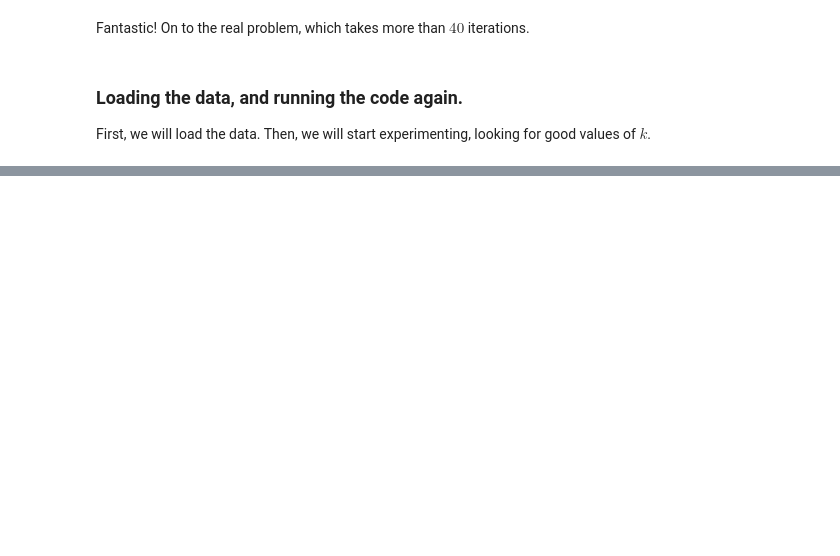
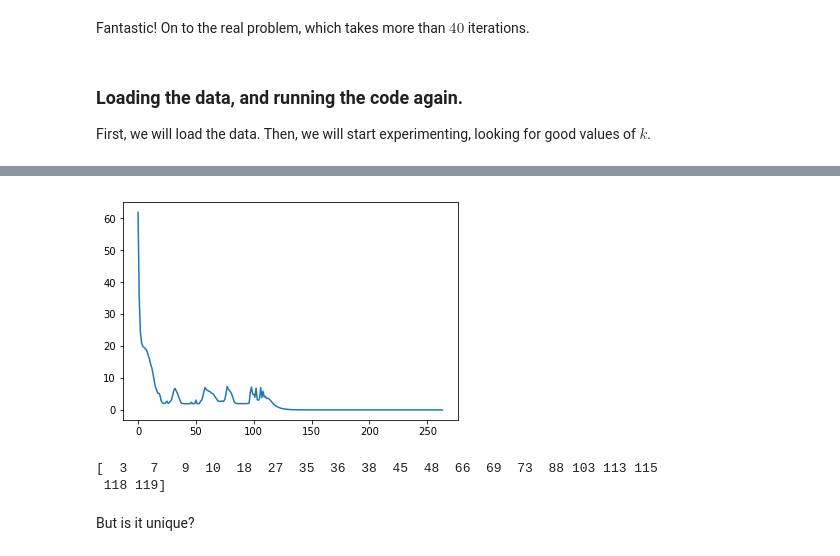
Before and after one commit to atbolsh/RRR_HW4, a Jupyter notebook: CliqueRRR.ipynb, the cells around one changed output, grey strips where cells are left out. Drawn from its saved outputs; the diff is of its cells as text; code cells hidden in the pictures; blank space fills up the shorter version.

```diff
--- a/CliqueRRR.ipynb
+++ b/CliqueRRR.ipynb
@@ -107,0 +205,19 @@ First, we will load the data. Then, we will start experimenting, looking for goo
+# %%
+k = 20
+
+A = semiDefProject(np.random.rand(n, n))
+
+Y, errors, sols = RRR(A,
+                    lambda x: cliqueProject(x, k, H),
+                    lambda x: rankProject(x, 1, False),
+                    0.5, 1e-12, 10000, True)
+# %%
+plt.plot(errors)
+plt.show()
+print extractClique(sols)
+# %% [output]
+[figure, added]
+[  3   7   9  10  18  27  35  36  38  45  48  66  69  73  88 103 113 115
+ 118 119]
+# %% [markdown]
+But is it unique?
```
Also changed, not shown: parts of 39 cells of this notebook, 18 other files.
